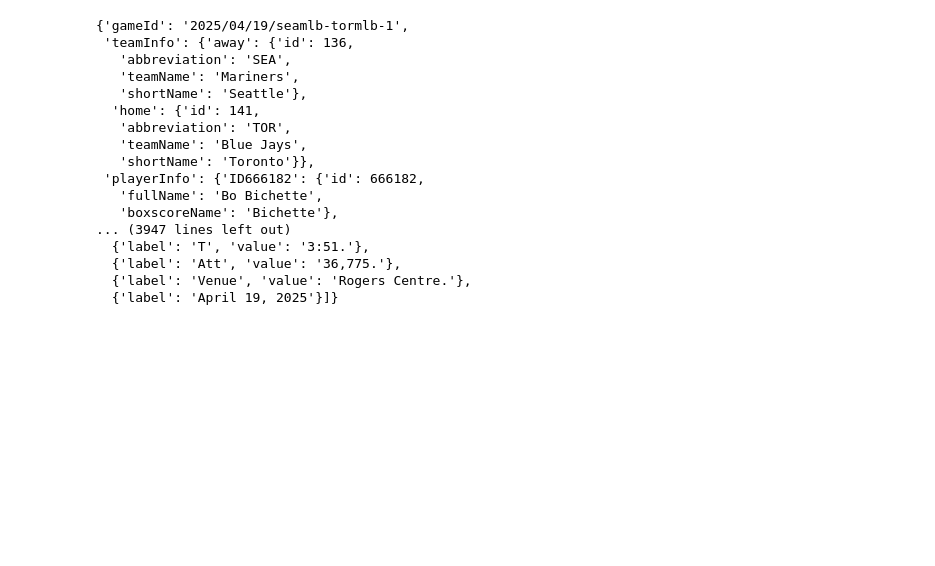
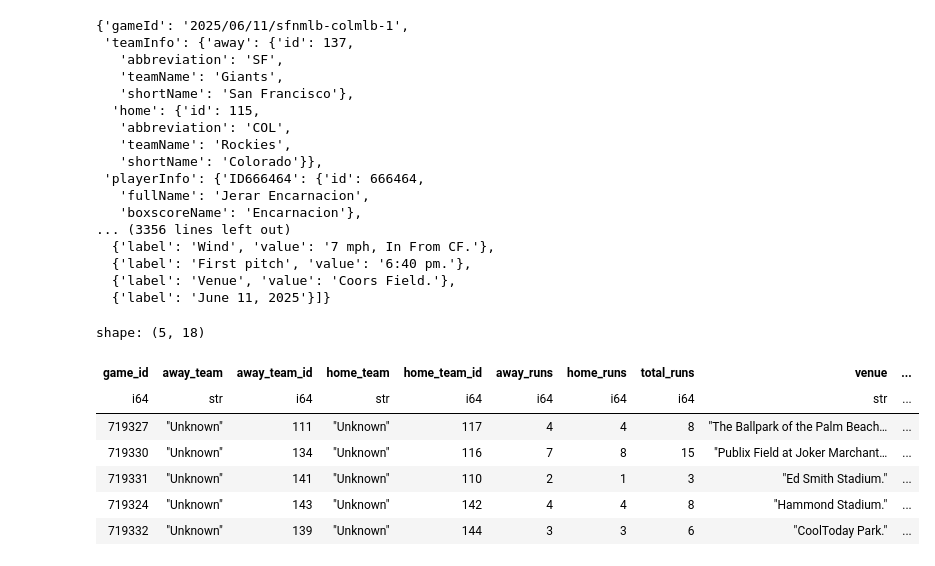
Before and after one commit to sbauch44/first_3_innings_model, a Jupyter notebook: testing/get_historical_weather.ipynb, the cells around one changed output. Saved outputs shown, nothing was run; the diff lists cells and outputs as text; code cells hidden in the pictures; blank space fills up the shorter version.

Commit message:
fetching weather data

```diff
--- a/testing/get_historical_weather.ipynb
+++ b/testing/get_historical_weather.ipynb
@@ -17,23 +4,35 @@ import polars as pl
 import datetime
 import statsapi
 # %%
-box_score = statsapi.boxscore_data(778258)
+box_score = statsapi.boxscore_data(777547)
 box_score
 # %% [output]
-{'gameId': '2025/04/19/seamlb-tormlb-1',
- 'teamInfo': {'away': {'id': 136,
-   'abbreviation': 'SEA',
-   'teamName': 'Mariners',
-   'shortName': 'Seattle'},
-  'home': {'id': 141,
-   'abbreviation': 'TOR',
-   'teamName': 'Blue Jays',
-   'shortName': 'Toronto'}},
- 'playerInfo': {'ID666182': {'id': 666182,
-   'fullName': 'Bo Bichette',
-   'boxscoreName': 'Bichette'},
-... (3947 lines left out)
-  {'label': 'T', 'value': '3:51.'},
-  {'label': 'Att', 'value': '36,775.'},
-  {'label': 'Venue', 'value': 'Rogers Centre.'},
-  {'label': 'April 19, 2025'}]}
+{'gameId': '2025/06/11/sfnmlb-colmlb-1',
+ 'teamInfo': {'away': {'id': 137,
+   'abbreviation': 'SF',
+   'teamName': 'Giants',
+   'shortName': 'San Francisco'},
+  'home': {'id': 115,
+   'abbreviation': 'COL',
+   'teamName': 'Rockies',
+   'shortName': 'Colorado'}},
+ 'playerInfo': {'ID666464': {'id': 666464,
+   'fullName': 'Jerar Encarnacion',
+   'boxscoreName': 'Encarnacion'},
+... (3356 lines left out)
+  {'label': 'Wind', 'value': '7 mph, In From CF.'},
+  {'label': 'First pitch', 'value': '6:40 pm.'},
+  {'label': 'Venue', 'value': 'Coors Field.'},
+  {'label': 'June 11, 2025'}]}
+# %%
+df = pl.read_parquet("../raw_data/weather_data.parquet")
+df.head()
+# %% [output]
+shape: (5, 18)
+| game_id | away_team | away_team_id | home_team | home_team_id | away_runs | home_runs | total_runs | venue | ... |
+| i64 | str | i64 | str | i64 | i64 | i64 | i64 | str | ... |
+| 719327 | "Unknown" | 111 | "Unknown" | 117 | 4 | 4 | 8 | "The Ballpark of the Palm Beach… | ... |
+| 719330 | "Unknown" | 134 | "Unknown" | 116 | 7 | 8 | 15 | "Publix Field at Joker Marchant… | ... |
+| 719331 | "Unknown" | 141 | "Unknown" | 110 | 2 | 1 | 3 | "Ed Smith Stadium." | ... |
+| 719324 | "Unknown" | 143 | "Unknown" | 142 | 4 | 4 | 8 | "Hammond Stadium." | ... |
+| 719332 | "Unknown" | 139 | "Unknown" | 144 | 3 | 3 | 6 | "CoolToday Park." | ... |
```
Also changed, not shown: parts of 1 cell of this notebook, 8 other files.
